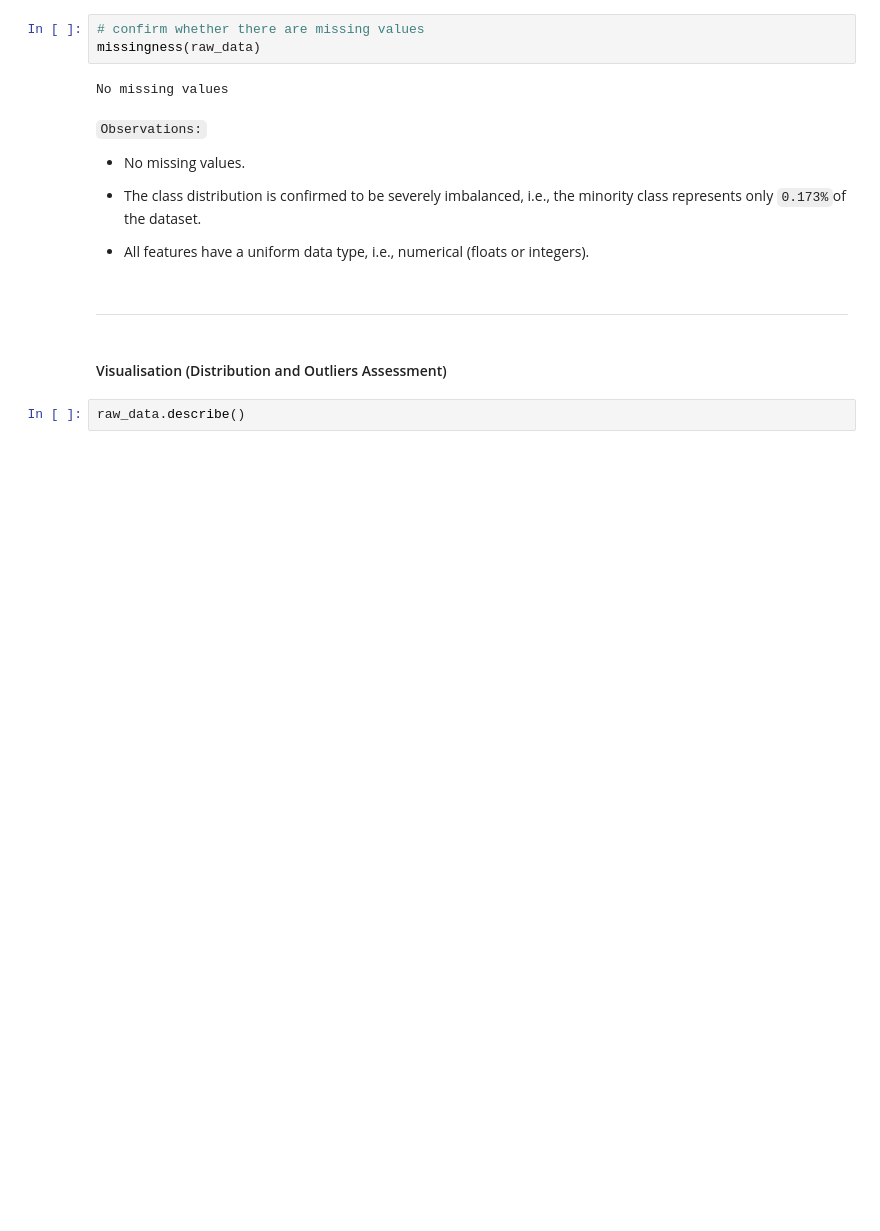
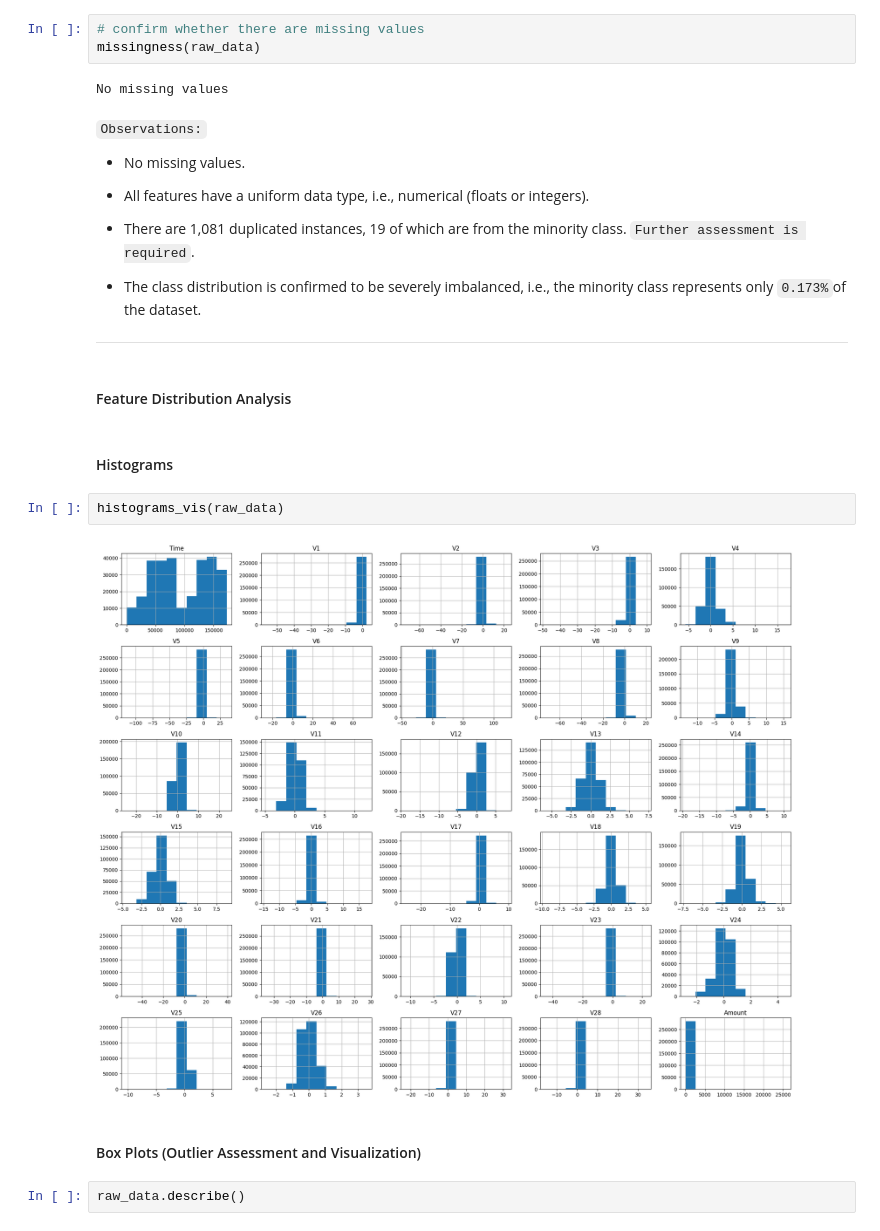
Before and after one commit to muhannad-imam/fraud-risk-modeling, a Jupyter notebook: notebooks/01_data_exploration.ipynb, the cells around one changed output. Saved outputs shown, nothing was run; the diff lists cells and outputs as text; blank space fills up the shorter version.

Commit message:
docs(eda): add initial EDA observations and begin feature distribution visualization.

```diff
--- a/notebooks/01_data_exploration.ipynb
+++ b/notebooks/01_data_exploration.ipynb
@@ -78,13 +78,23 @@ No missing values
 
 - No missing values.
 
+- All features have a uniform data type, i.e., numerical (floats or integers).
+
+- There are 1,081 duplicated instances, 19 of which are from the minority class. `Further assessment is required`.
+
 - The class distribution is confirmed to be severely imbalanced, i.e., the minority class represents only `0.173%`of the dataset.
 
-- All features have a uniform data type, i.e., numerical (floats or integers).
+-------
-# %% [markdown]
--------------------
+# %% [markdown]
+#### Feature Distribution Analysis
 # %% [markdown]
-#### Visualisation (Distribution and Outliers Assessment)
+#### Histograms
+# %%
+histograms_vis(raw_data)
+# %% [output]
+[figure, added]
+# %% [markdown]
+#### Box Plots (Outlier Assessment and Visualization)
 # %%
 raw_data.describe()
 # %% [output]
```
Also changed, not shown: parts of 1 cell of this notebook.
